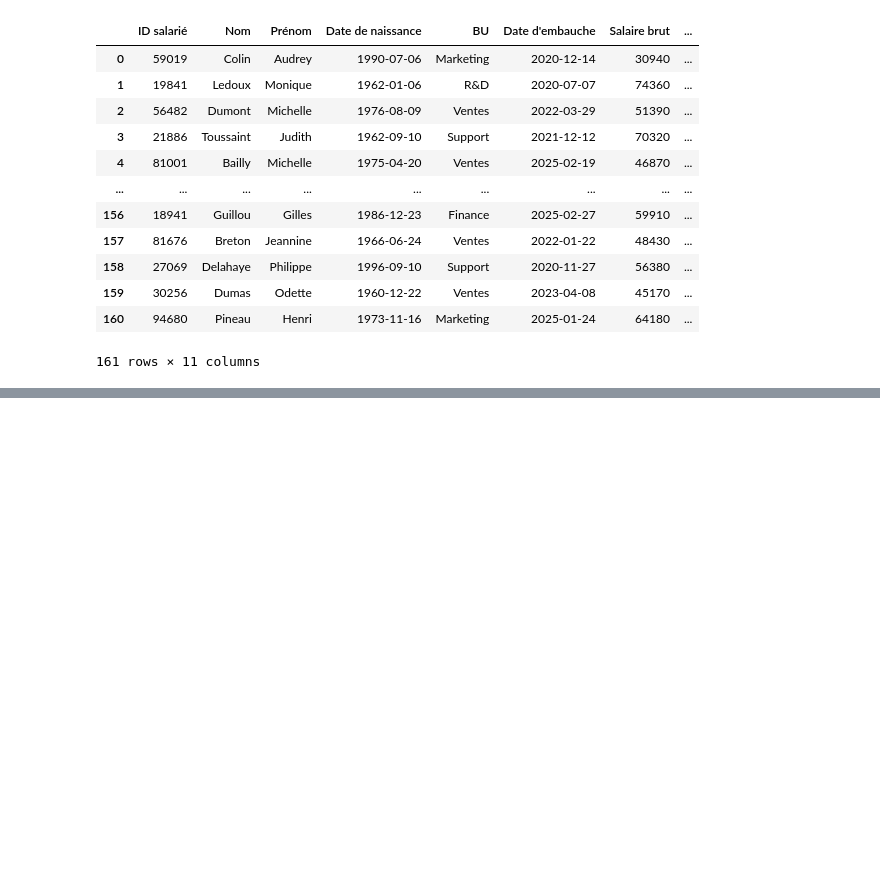
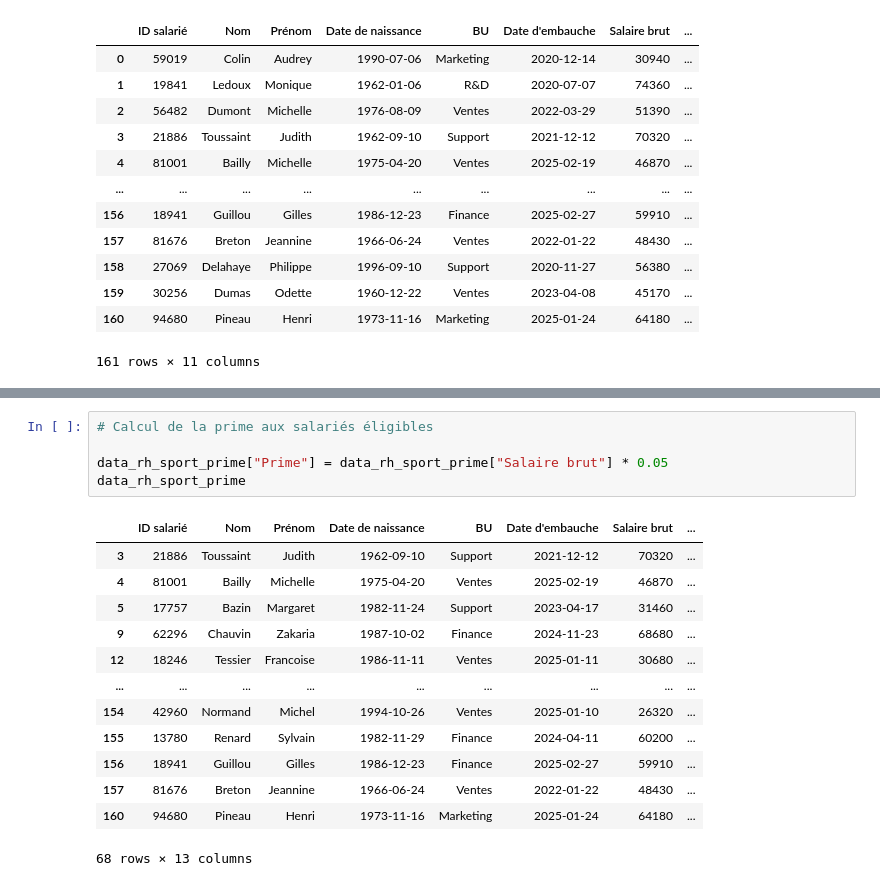
Before and after one commit to Ketua45/SportDataSolution, a Jupyter notebook: code/Data_Explore.ipynb, the cells around one changed output, grey strips where cells are left out. Saved outputs shown, nothing was run; the diff lists cells and outputs as text; blank space fills up the shorter version.

```diff
--- a/code/Data_Explore.ipynb
+++ b/code/Data_Explore.ipynb
@@ -30,0 +148,19 @@ data_rh
+# %%
+# Calcul de la prime aux salariés éligibles
+
+data_rh_sport_prime["Prime"] = data_rh_sport_prime["Salaire brut"] * 0.05
+data_rh_sport_prime
+# %% [output]
+|  | ID salarié | Nom | Prénom | Date de naissance | BU | Date d'embauche | Salaire brut | ... |
+| 3 | 21886 | Toussaint | Judith | 1962-09-10 | Support | 2021-12-12 | 70320 | ... |
+| 4 | 81001 | Bailly | Michelle | 1975-04-20 | Ventes | 2025-02-19 | 46870 | ... |
+| 5 | 17757 | Bazin | Margaret | 1982-11-24 | Support | 2023-04-17 | 31460 | ... |
+| 9 | 62296 | Chauvin | Zakaria | 1987-10-02 | Finance | 2024-11-23 | 68680 | ... |
+| 12 | 18246 | Tessier | Francoise | 1986-11-11 | Ventes | 2025-01-11 | 30680 | ... |
+| ... | ... | ... | ... | ... | ... | ... | ... | ... |
+| 154 | 42960 | Normand | Michel | 1994-10-26 | Ventes | 2025-01-10 | 26320 | ... |
+| 155 | 13780 | Renard | Sylvain | 1982-11-29 | Finance | 2024-04-11 | 60200 | ... |
+| 156 | 18941 | Guillou | Gilles | 1986-12-23 | Finance | 2025-02-27 | 59910 | ... |
+| 157 | 81676 | Breton | Jeannine | 1966-06-24 | Ventes | 2022-01-22 | 48430 | ... |
+| 160 | 94680 | Pineau | Henri | 1973-11-16 | Marketing | 2025-01-24 | 64180 | ... |
+68 rows × 13 columns
```
Also changed, not shown: parts of 46 cells of this notebook, 7 other files.
